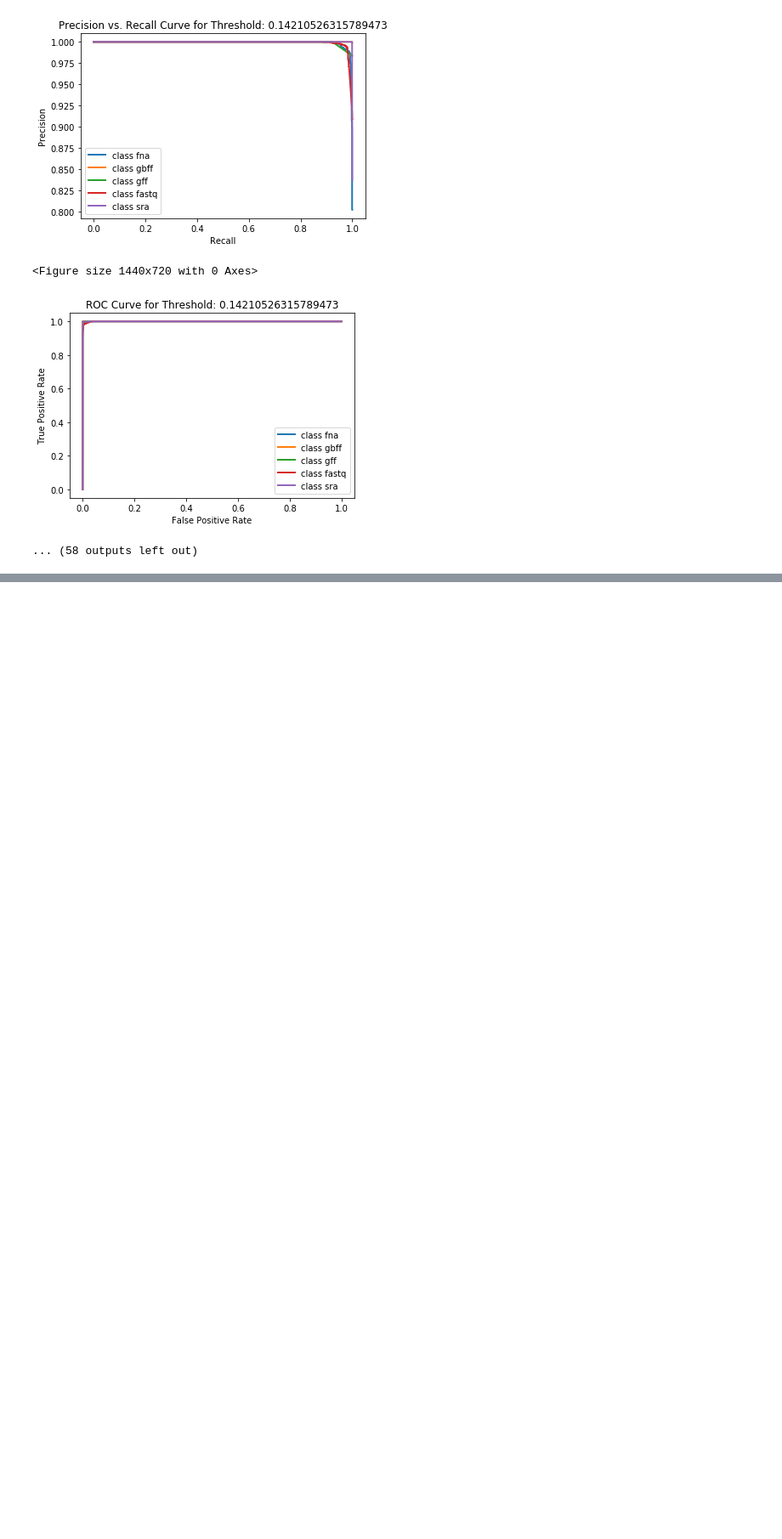
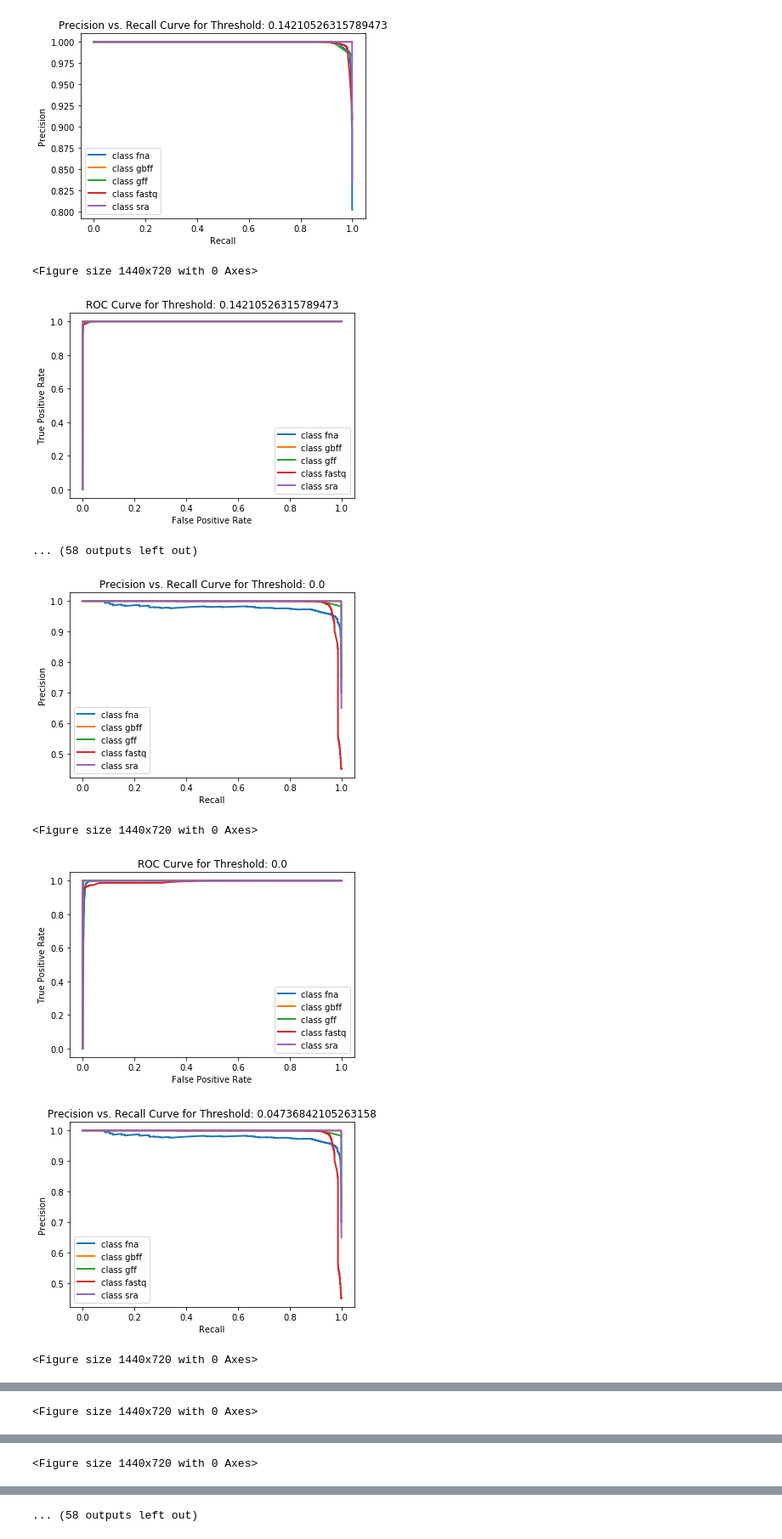
Before and after one commit to bigsoftcms/MirrorFileClassification, a Jupyter notebook: FileClassificationEx.ipynb, the cells around one changed output, grey strips where cells are left out. Shown at 85% size. Saved outputs shown, nothing was run; the diff lists cells and outputs as text; code cells hidden in the pictures; blank space fills up the shorter version.

```diff
--- a/FileClassificationEx.ipynb
+++ b/FileClassificationEx.ipynb
@@ -269,10 +271,29 @@ def TrainFileClassifier(param, num_round, train_dat, val_dat, load):
         print("Model Loaded")
 
     return model
+# %%
+# Trains SVM Classifier
+
+def TrainSVMClassifier(train_dat, y_train, load):
+    if load == False:
+        start = time.time()
+        print("Training Model...")
+        model = OneVsRestClassifier(SVC(kernel='linear', probability=True, C=1))
+        model.fit(char_train, y_train)
+        pickle.dump(model, open("svm_class.pkl", "wb"))
+        print("Model Saved")
+        end = time.time()
+        print('Training time: %d' % (end-start))
+    if load == True:
+        print("Loading Model...")
+        model = pickle.load(open("svm_class.pkl", "rb"))
+        print("Model Loaded")
+
+    return model
 # %%
-# Tests XGB Classifier
+# Tests Classifier
 
-def TestFileClassifier(model, data_test, filetype, y_test, output, threshold, threshold_plots):
+def TestFileClassifier(model, data_test, filetype, y_test, output, threshold, threshold_plots, classifier):
 
     global_precision = []
     global_recall = []
@@ -286,9 +307,12 @@ def TestFileClassifier(model, data_test, filetype, y_test, output, threshold, th
         y_test_threshold = []
         preds_threshold = []
         start = time.time()
-        preds = model.predict(data_test)
+        if classifier == 'xgb':
+            preds = model.predict(data_test)
+        if classifier == 'svm':
+            preds = model.predict_proba(data_test)
         end = time.time()
-        #print('Testing time: %d' % (end-start))
+
         best_preds = []
         belowthresh = 0
         below_ind = []
@@ -316,7 +340,6 @@ def TestFileClassifier(model, data_test, filetype, y_test, output, threshold, th
         global_F1.append(local_F1)
 
         Y_bin = label_binarize(y_test_threshold, classes = [*range(len(filetype))])
-        #Y_score = model.predict_proba(data_test)
         curr_thresh = thperc
 
         prec = dict()
@@ -347,8 +370,11 @@ def TestFileClassifier(model, data_test, filetype, y_test, output, threshold, th
 
 
         if output == True:
-            char_vectorizer = pickle.load(open("tfidfcv2.pkl", 'rb'))
-            FeatureImportance(model, char_vectorizer.get_feature_names(), ['weight','cover','gain'])
+            print('Testing time: %d' % (end-start))
+
+            if classifier == 'xgb':
+                char_vectorizer = pickle.load(open("tfidfcv2.pkl", 'rb'))
+                FeatureImportance(model, char_vectorizer.get_feature_names(), ['weight','cover','gain'])
 
             print("Precision: {}".format(local_precision))
             print("Recall: {}".format(local_recall))
@@ -460,5 +486,5 @@ classcounts([y_train,y_val,y_test],5)
 [2254, 2255, 2258, 3375, 2012]
 [0.1854533486917887, 0.1855356261313148, 0.18578245844989305, 0.2776863584005266, 0.16554220832647687]
 # %%
-dat2_train, dat2_val = Char_vectorizer2(X_train, y_train, X_val, y_val, filetype, ngram_range, max_features, load = False)
+dat2_train, dat2_val, char_train, char_val = Char_vectorizer2(X_train, y_train, X_val, y_val, filetype, ngram_range, max_features, load = True)
 # %% [output]
@@ -488,0 +500,2 @@ Training time: 9
+# %%
+svmmodel = TrainSVMClassifier(char_train, y_train, load = True)
@@ -503,3 +519,12 @@ TestFileClassifier(model2, dat2_val, filetype, y_val, output = False, threshold
 <Figure size 1440x720 with 0 Axes>
 [figure]
 ... (58 outputs left out)
+# %%
+# SVM Diagnostics on Validation Set
+TestFileClassifier(svmmodel, char_val, filetype, y_val, output = False, threshold = np.linspace(0, .9, 20), threshold_plots = True, classifier = 'svm')
+# %% [output]
+[figure, added]
+<Figure size 1440x720 with 0 Axes>
+[figure, added]
+[figure, added]
+<Figure size 1440x720 with 0 Axes>
@@ -505,0 +533 @@ TestFileClassifier(model2, dat2_val, filetype, y_val, output = False, threshold
+<Figure size 1440x720 with 0 Axes>
@@ -505,0 +536 @@ TestFileClassifier(model2, dat2_val, filetype, y_val, output = False, threshold
+<Figure size 1440x720 with 0 Axes>
@@ -506 +538,2 @@ TestFileClassifier(model2, dat2_val, filetype, y_val, output = False, threshold
+... (58 outputs left out)
 # %%
```
Also changed, not shown: parts of 12 cells of this notebook.
